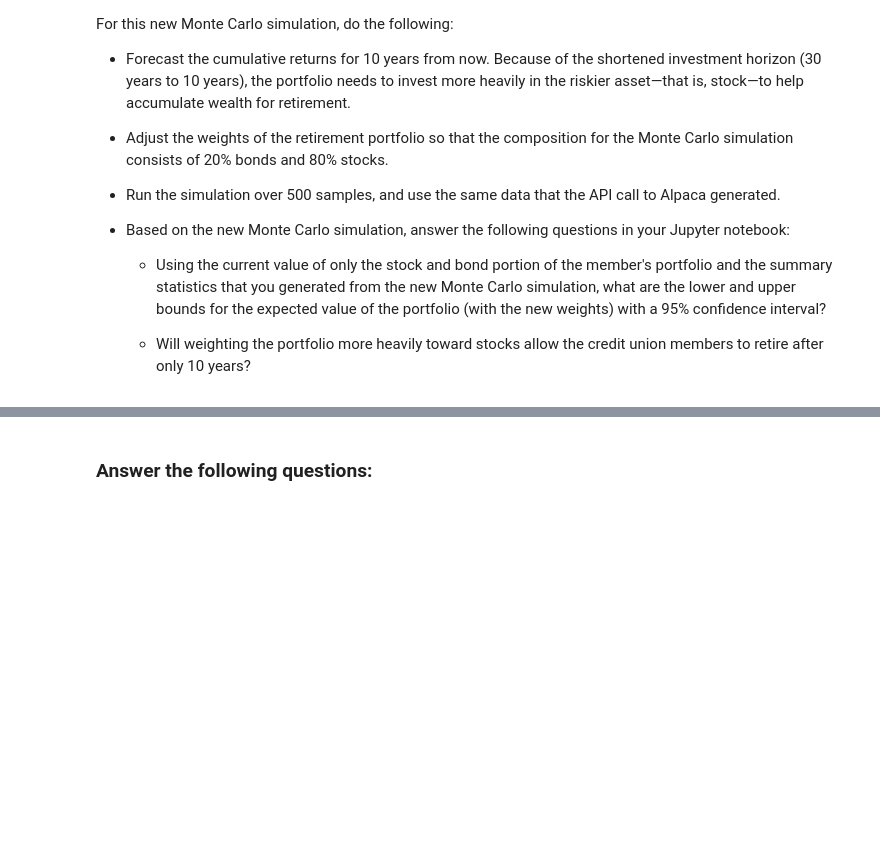
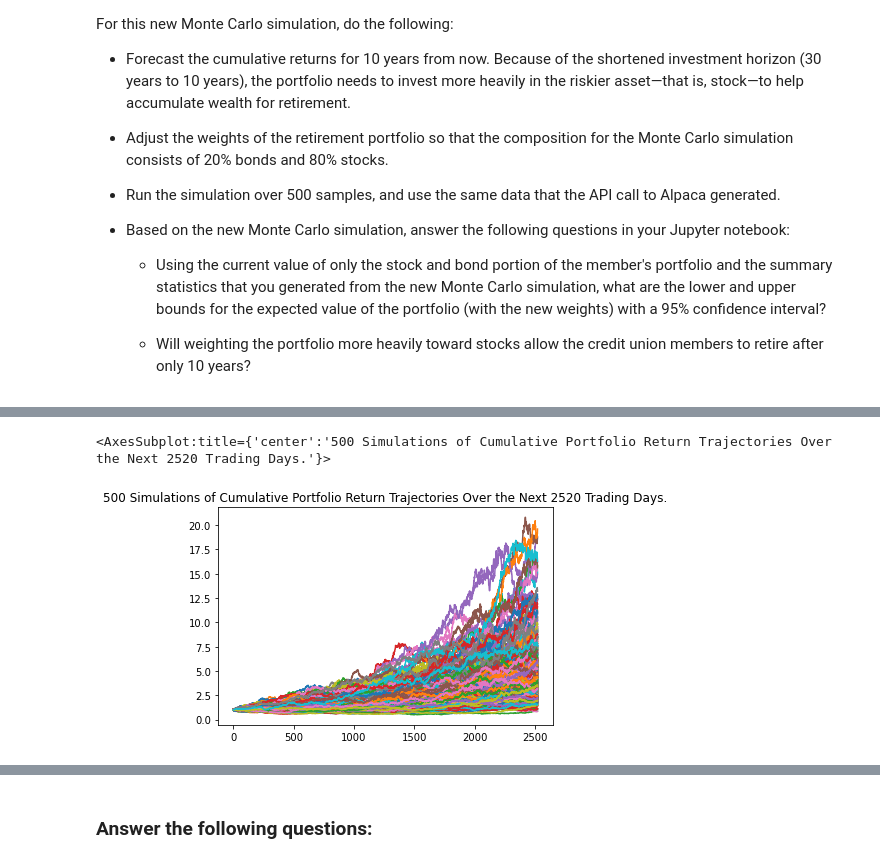
Before and after one commit to dev8125/Finanicial-Planner, a Jupyter notebook: Starter_Code-5/financial_planning_tools.ipynb, the cells around one changed output, grey strips where cells are left out. Cells and saved outputs as stored; diff of their text form; code cells hidden in the pictures; blank space fills up the shorter version.

```diff
--- a/Starter_Code-5/financial_planning_tools.ipynb
+++ b/Starter_Code-5/financial_planning_tools.ipynb
@@ -461,7 +629,15 @@ For this new Monte Carlo simulation, do the following:
 # Configure a Monte Carlo simulation to forecast 10 years cumulative returns
 # The weights should be split 20% to AGG and 80% to SPY.
 # Run 500 samples.
-# YOUR CODE HERE
+forcast_range = 10 * 252
+weight_distribution = [.2, .8]
+sample_size = 500
+# Review the simulation input data
+mcs_AGG20_SPY80 = MCSimulation(
+    prices_10y_df,
+    weights = weight_distribution,
+    num_simulation= sample_size,
+    num_trading_days= forcast_range
+)
 
-# Review the simulation input data
-# YOUR CODE HERE
+display(mcs_AGG20_SPY80.portfolio_data)
@@ -471,7 +694,10 @@ For this new Monte Carlo simulation, do the following:
 # %%
 # Visualize the 10-year Monte Carlo simulation by creating an
 # overlay line plot
-# YOUR CODE HERE
+mcs_AGG20_SPY80.plot_simulation()
+# %% [output]
+<AxesSubplot:title={'center':'500 Simulations of Cumulative Portfolio Return Trajectories Over the Next 2520 Trading Days.'}>
+[figure, added]
 # %%
 # Visualize the probability distribution of the 10-year Monte Carlo simulation
 # by plotting a histogram
```
Also changed, not shown: parts of 41 cells of this notebook, 1 other file.
